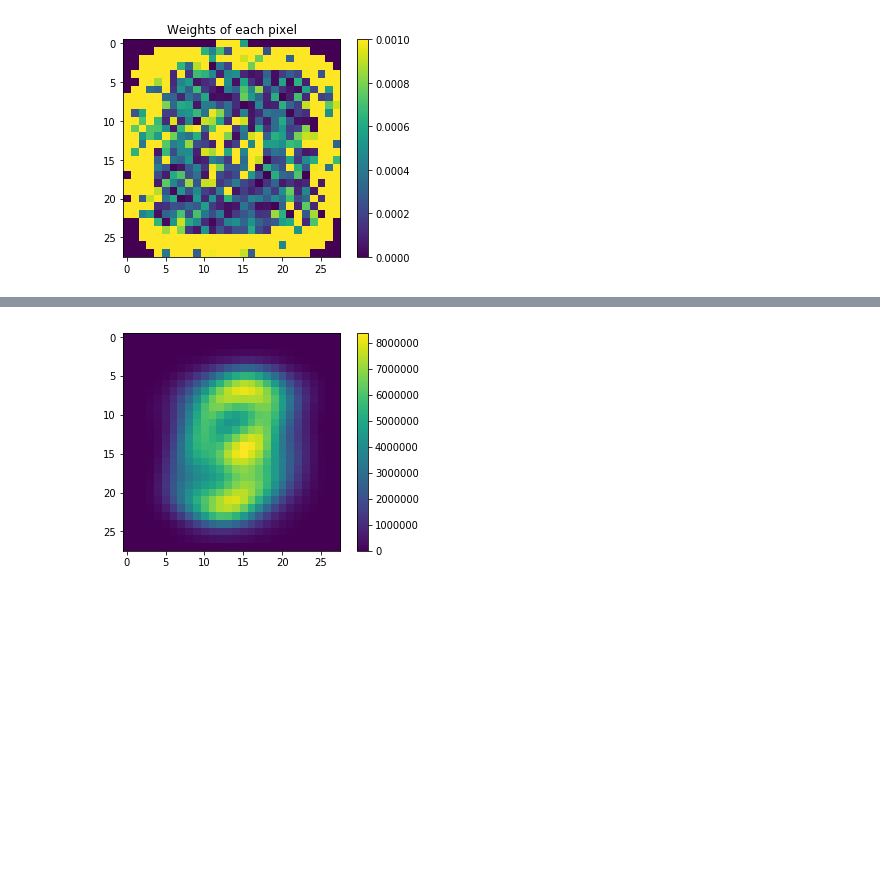
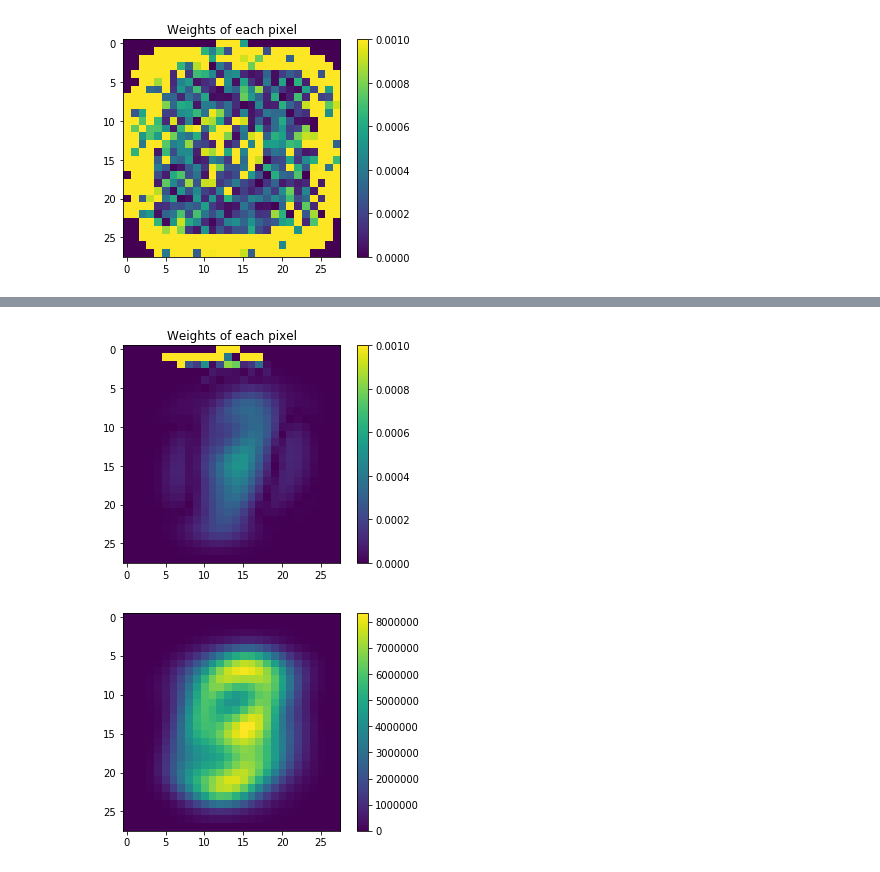
Before and after one commit to XinWang2019/ECE-532-Project, a Jupyter notebook: ridge_regression.ipynb, the cells around one changed output, grey strips where cells are left out. Cells and saved outputs as stored; diff of their text form; code cells hidden in the pictures; blank space fills up the shorter version.

```diff
--- a/ridge_regression.ipynb
+++ b/ridge_regression.ipynb
@@ -79 +162,8 @@ plt.show()
+# %%
+plt.imshow(np.absolute(w[:,1].reshape(rowNum, colNum)), vmax=0.001)
+plt.colorbar()
+plt.title('Weights of each pixel')
+plt.show()
+# %% [output]
+[figure, added]
 # %%
```
Also changed, not shown: parts of 23 cells of this notebook.
